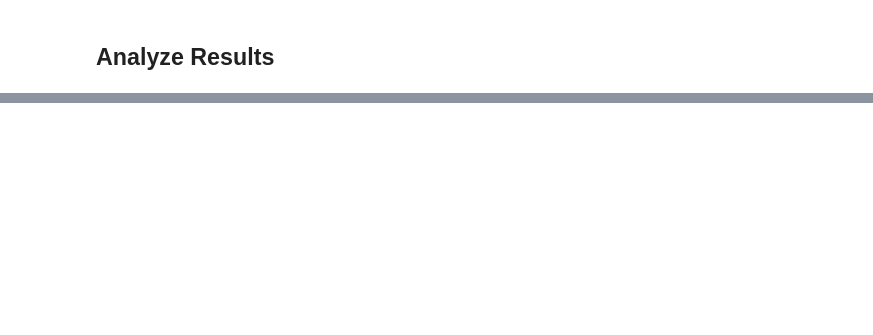
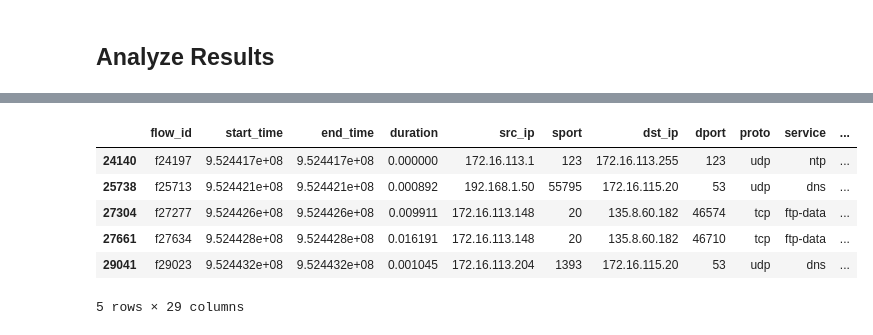
Before and after one commit to sofiaburkow/DeepChronos, a Jupyter notebook: notebooks/analyze_dpl.ipynb, the cells around one changed output, grey strips where cells are left out. Drawn from its saved outputs; the diff is of its cells as text; code cells hidden in the pictures; blank space fills up the shorter version.

```diff
--- a/notebooks/analyze_dpl.ipynb
+++ b/notebooks/analyze_dpl.ipynb
@@ -220,0 +259,11 @@ mis_pred_2
+# %%
+df_fp_3 = false_positives(mis_df, 3)
+df_fp_3
+# %% [output]
+|  | flow_id | start_time | end_time | duration | src_ip | sport | dst_ip | dport | proto | service | ... |
+| 24140 | f24197 | 9.524417e+08 | 9.524417e+08 | 0.000000 | 172.16.113.1 | 123 | 172.16.113.255 | 123 | udp | ntp | ... |
+| 25738 | f25713 | 9.524421e+08 | 9.524421e+08 | 0.000892 | 192.168.1.50 | 55795 | 172.16.115.20 | 53 | udp | dns | ... |
+| 27304 | f27277 | 9.524426e+08 | 9.524426e+08 | 0.009911 | 172.16.113.148 | 20 | 135.8.60.182 | 46574 | tcp | ftp-data | ... |
+| 27661 | f27634 | 9.524428e+08 | 9.524428e+08 | 0.016191 | 172.16.113.148 | 20 | 135.8.60.182 | 46710 | tcp | ftp-data | ... |
+| 29041 | f29023 | 9.524432e+08 | 9.524432e+08 | 0.001045 | 172.16.113.204 | 1393 | 172.16.115.20 | 53 | udp | dns | ... |
+5 rows × 29 columns
```
Also changed, not shown: parts of 13 cells of this notebook, 35 other files.
